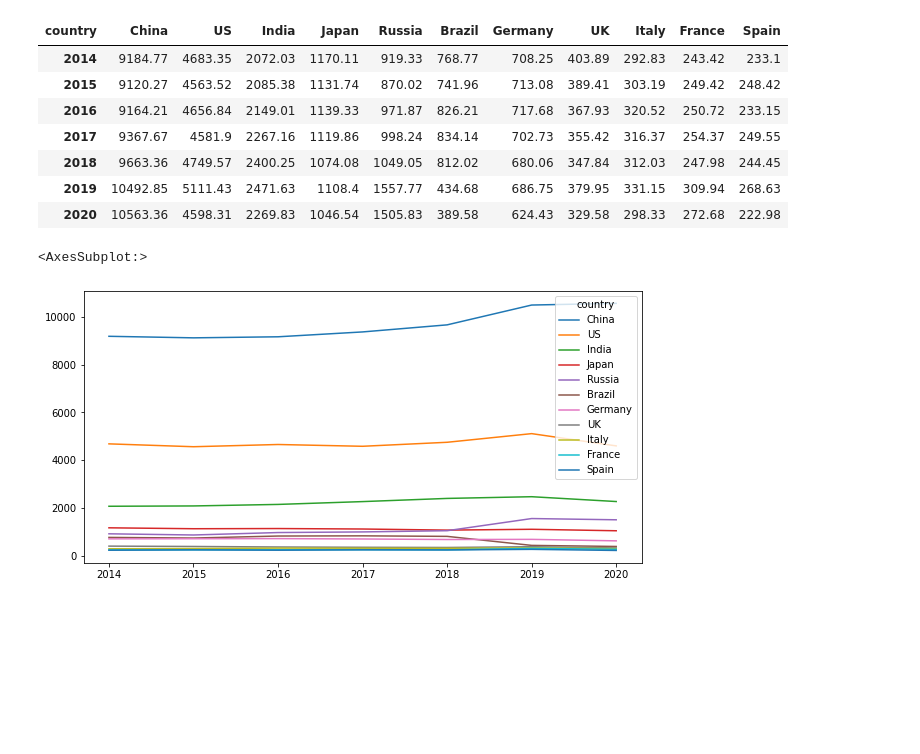
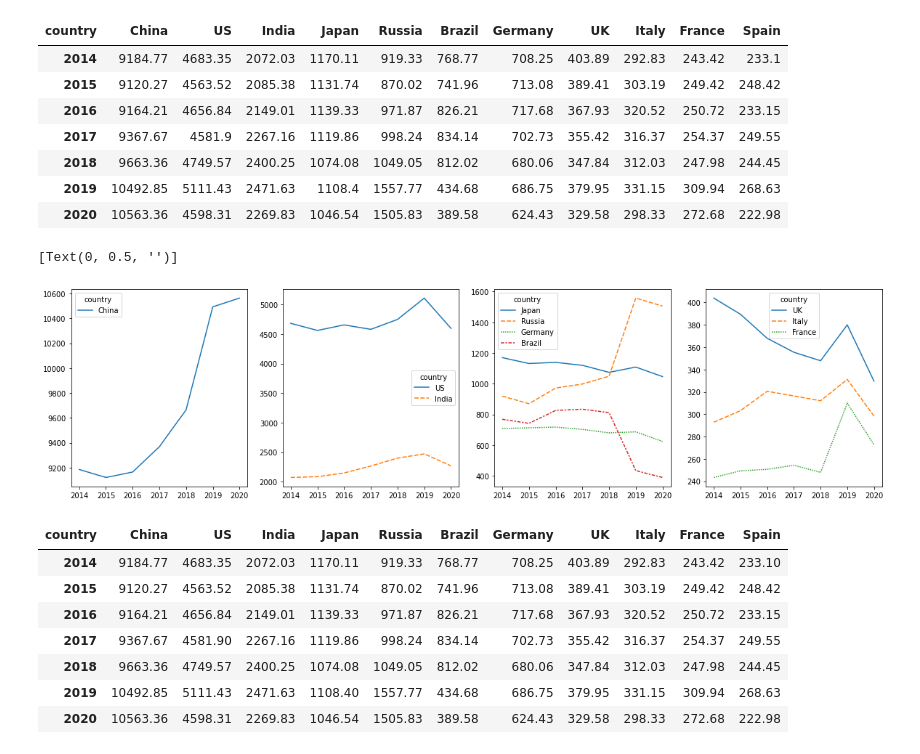
Before and after one commit to myan9/The-Year-Earth-Changed, a Jupyter notebook: Co2-World-Wide/total-emission-drop-in-2020.ipynb, the cells around one changed output. Saved outputs shown, nothing was run; the diff lists cells and outputs as text; code cells hidden in the pictures; blank space fills up the shorter version.

Commit message:
revover my graph

```diff
--- a/Co2-World-Wide/total-emission-drop-in-2020.ipynb
+++ b/Co2-World-Wide/total-emission-drop-in-2020.ipynb
@@ -64,8 +86,13 @@ compre_df_t
 | 2018 | 9663.36 | 4749.57 | 2400.25 | 1074.08 | 1049.05 | 812.02 | 680.06 | 347.84 | 312.03 | 247.98 | 244.45 |
 | 2019 | 10492.85 | 5111.43 | 2471.63 | 1108.4 | 1557.77 | 434.68 | 686.75 | 379.95 | 331.15 | 309.94 | 268.63 |
 | 2020 | 10563.36 | 4598.31 | 2269.83 | 1046.54 | 1505.83 | 389.58 | 624.43 | 329.58 | 298.33 | 272.68 | 222.98 |
-# %%
-compre_df_t.plot(figsize=(10,5))
-# %% [output]
-<AxesSubplot:>
-[figure, removed]
+# %%
+fig, axes = plt.subplots(1, 4, figsize=(20, 5))
+sns.lineplot(ax=axes[0], data=compre_df_t.loc[:, ["China"]]).set(ylabel=None)
+sns.lineplot(ax=axes[1], data=compre_df_t.loc[:, ["US", "India"]]).set(ylabel=None)
+sns.lineplot(ax=axes[2], data=compre_df_t.loc[:, [
+             "Japan", "Russia", "Germany", "Brazil"]]).set(ylabel=None)
+sns.lineplot(ax=axes[3], data=compre_df_t.loc[:, ["UK", "Italy", "France"]]).set(ylabel=None)
+# %% [output]
+[Text(0, 0.5, '')]
+[figure, added]
@@ -71,0 +111,11 @@ compre_df_t.plot(figsize=(10,5))
+# %%
+compre_df_t
+# %% [output]
+| country | China | US | India | Japan | Russia | Brazil | Germany | UK | Italy | France | Spain |
+| 2014 | 9184.77 | 4683.35 | 2072.03 | 1170.11 | 919.33 | 768.77 | 708.25 | 403.89 | 292.83 | 243.42 | 233.10 |
+| 2015 | 9120.27 | 4563.52 | 2085.38 | 1131.74 | 870.02 | 741.96 | 713.08 | 389.41 | 303.19 | 249.42 | 248.42 |
+| 2016 | 9164.21 | 4656.84 | 2149.01 | 1139.33 | 971.87 | 826.21 | 717.68 | 367.93 | 320.52 | 250.72 | 233.15 |
+| 2017 | 9367.67 | 4581.90 | 2267.16 | 1119.86 | 998.24 | 834.14 | 702.73 | 355.42 | 316.37 | 254.37 | 249.55 |
+| 2018 | 9663.36 | 4749.57 | 2400.25 | 1074.08 | 1049.05 | 812.02 | 680.06 | 347.84 | 312.03 | 247.98 | 244.45 |
+| 2019 | 10492.85 | 5111.43 | 2471.63 | 1108.40 | 1557.77 | 434.68 | 686.75 | 379.95 | 331.15 | 309.94 | 268.63 |
+| 2020 | 10563.36 | 4598.31 | 2269.83 | 1046.54 | 1505.83 | 389.58 | 624.43 | 329.58 | 298.33 | 272.68 | 222.98 |
```
Also changed, not shown: parts of 4 cells of this notebook, 1 other file.
